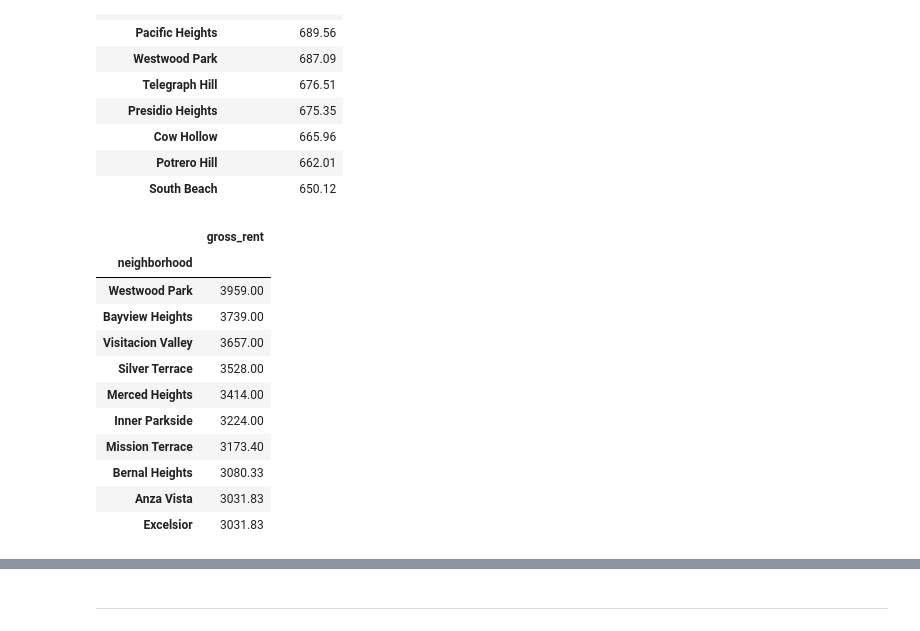
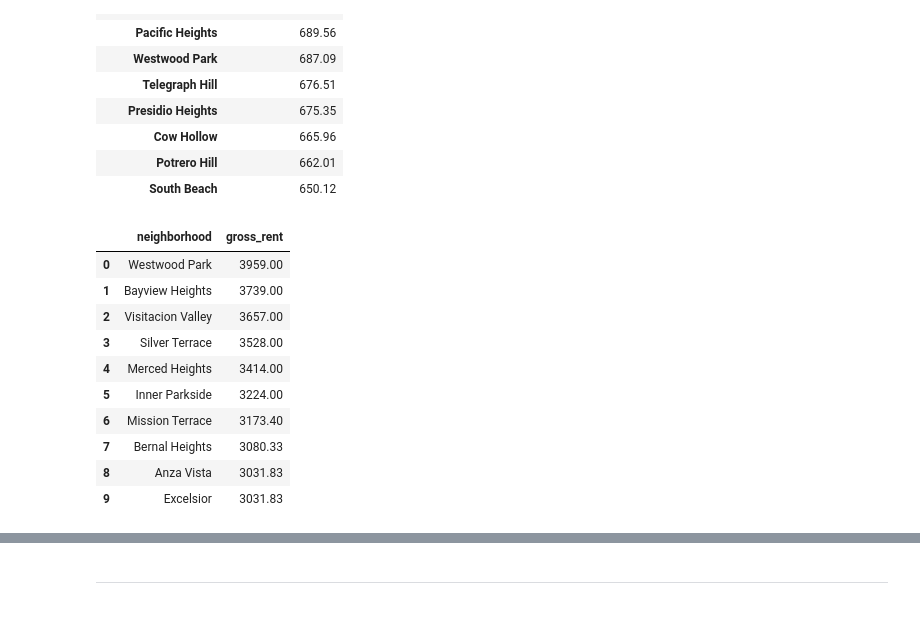
Before and after one commit to quizh001/homework-PYVIZ, a Jupyter notebook: rental_analysis.ipynb, the cells around one changed output, grey strips where cells are left out. Saved outputs shown, nothing was run; the diff lists cells and outputs as text; code cells hidden in the pictures.

```diff
--- a/rental_analysis.ipynb
+++ b/rental_analysis.ipynb
@@ -276,21 +271,21 @@ sfo_apb_neighborhood10
 # %%
 sfo_apb_neighborhood_rent = sfo_data[["gross_rent","neighborhood"]]
 sfo_apb_neighborhoodrent = sfo_apb_neighborhood_rent.groupby(["neighborhood"]).mean().sort_values('gross_rent',ascending=False).round(2).iloc[:10]
 
+sfo_apb_neighborhoodrent = sfo_apb_neighborhoodrent.reset_index()
 sfo_apb_neighborhoodrent
 # %% [output]
-|  | gross_rent |
-| neighborhood |  |
-| Westwood Park | 3959.00 |
-| Bayview Heights | 3739.00 |
-| Visitacion Valley | 3657.00 |
-| Silver Terrace | 3528.00 |
-| Merced Heights | 3414.00 |
-| Inner Parkside | 3224.00 |
-| Mission Terrace | 3173.40 |
-| Bernal Heights | 3080.33 |
-| Anza Vista | 3031.83 |
-| Excelsior | 3031.83 |
+|  | neighborhood | gross_rent |
+| 0 | Westwood Park | 3959.00 |
+| 1 | Bayview Heights | 3739.00 |
+| 2 | Visitacion Valley | 3657.00 |
+| 3 | Silver Terrace | 3528.00 |
+| 4 | Merced Heights | 3414.00 |
+| 5 | Inner Parkside | 3224.00 |
+| 6 | Mission Terrace | 3173.40 |
+| 7 | Bernal Heights | 3080.33 |
+| 8 | Anza Vista | 3031.83 |
+| 9 | Excelsior | 3031.83 |
 # %%
 # Plotting the data from the top 10 expensive neighborhoods
 
```
Also changed, not shown: parts of 2 cells of this notebook.
